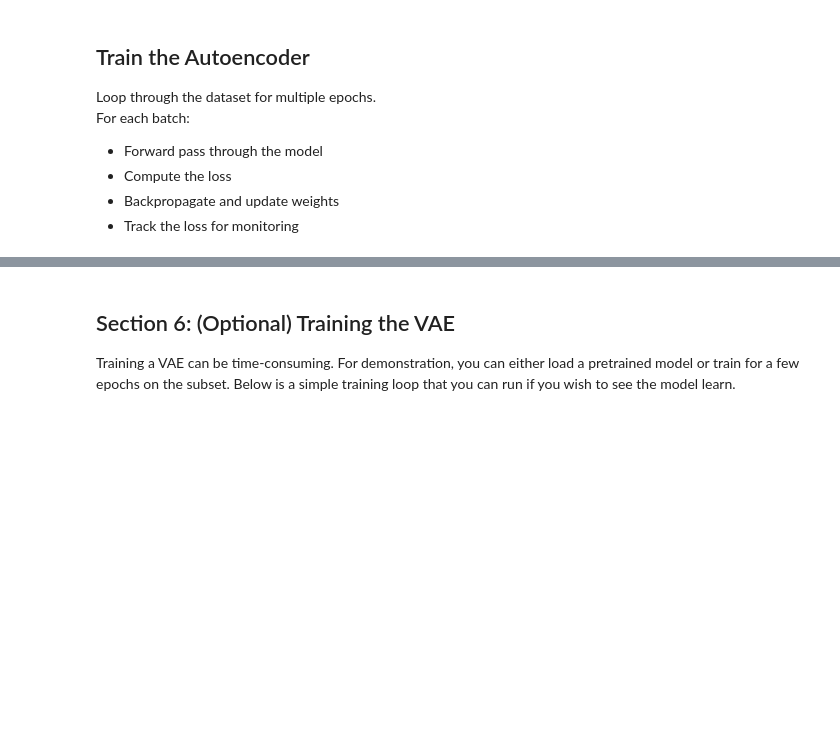
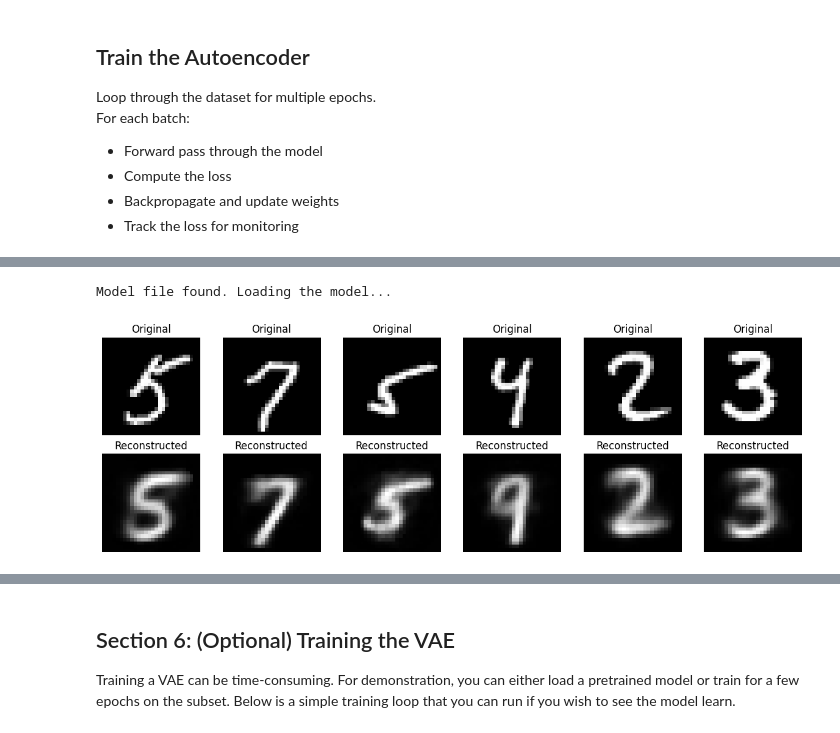
Before and after one commit to hussamalafandi/Generative_AI, a Jupyter notebook: 01/01_Basics.ipynb, the cells around one changed output, grey strips where cells are left out. Cells and saved outputs as stored; diff of their text form; code cells hidden in the pictures; blank space fills up the shorter version.

```diff
--- a/01/01_Basics.ipynb
+++ b/01/01_Basics.ipynb
@@ -168,3 +187,24 @@ optimizer = torch.optim.Adam(autoencoder.parameters(), lr=wandb.config.learning_
+# %%
+import matplotlib.pyplot as plt
+
+def plot_reconstruction_images(model, dataloader, device, n=6):
+    model.eval()
+    images, _ = next(iter(dataloader))
+    images = images.to(device)
+    with torch.no_grad():
+        outputs = model(images)
+
+    # Plot original and reconstructed
+    fig, axs = plt.subplots(2, n, figsize=(n * 2, 4))
+    for i in range(n):
+        axs[0, i].imshow(images[i].squeeze().cpu(), cmap="gray")
+        axs[0, i].set_title("Original")
+        axs[0, i].axis("off")
+        axs[1, i].imshow(outputs[i].squeeze().cpu(), cmap="gray")
+        axs[1, i].set_title("Reconstructed")
+        axs[1, i].axis("off")
+    plt.tight_layout()
+    return fig
 # %% [markdown]
 ## Train the Autoencoder
 
@@ -287,0 +269,25 @@ torch.save(autoencoder.state_dict(), Path(model_dir) / "autoencoder_mnist.pth")
+# %%
+from pathlib import Path
+
+model_dir = "./models/autoencoder-mnist"
+
+# Check if the model file exists
+model_path = Path(model_dir) / f"autoencoder_mnist_latent_{config['latent_dim']}_epochs_{config['epochs']}.pth"
+
+if model_path.exists():
+    print("Model file found. Loading the model...")
+    model.load_state_dict(torch.load(model_path))
+    model.eval()
+    fig = plot_reconstruction_images(model, val_loader, device, n=6)
+    plt.show()
+else:
+    print("Model file not found. Training the model...")
+    # Train the model
+    model, avg_train_loss, avg_val_loss = train_model(model, train_loader, val_loader, criterion, optimizer, config["epochs"])
+
+    # Save the trained model
+    torch.save(model.state_dict(), model_path)
+    print(f"Model saved to {model_path}")
+# %% [output]
+Model file found. Loading the model...
+[figure, added]
```
Also changed, not shown: parts of 48 cells of this notebook, 1 other file.
